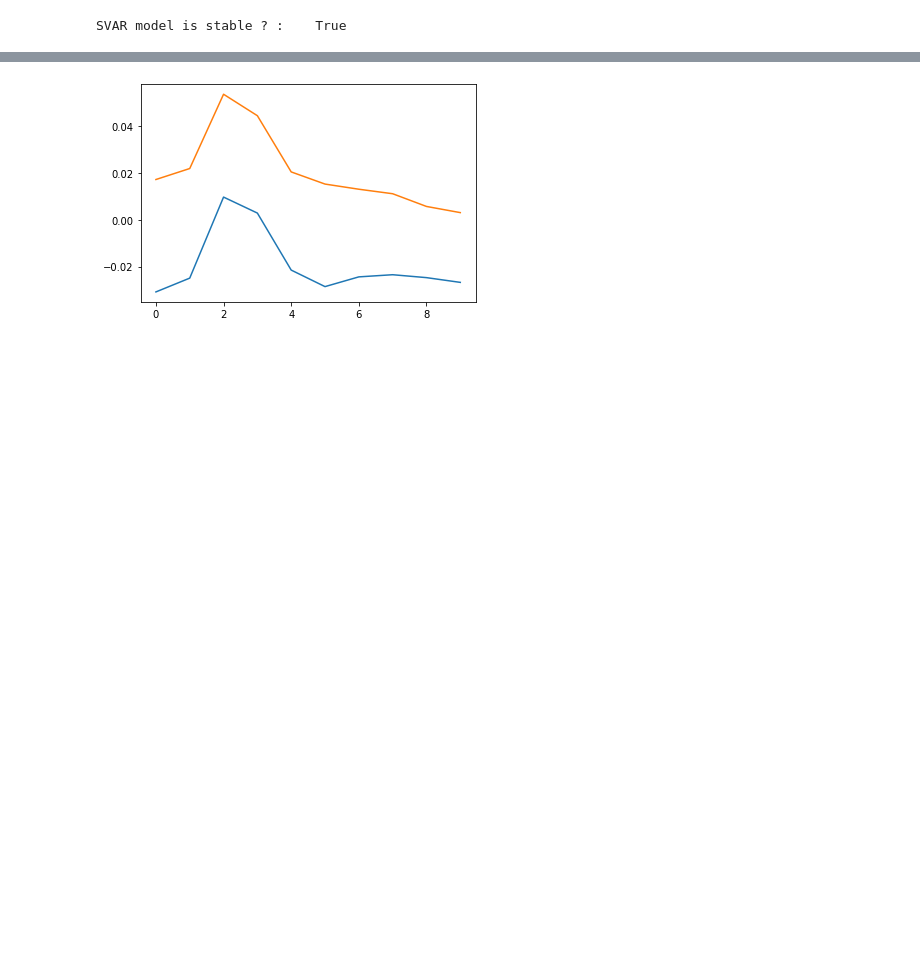
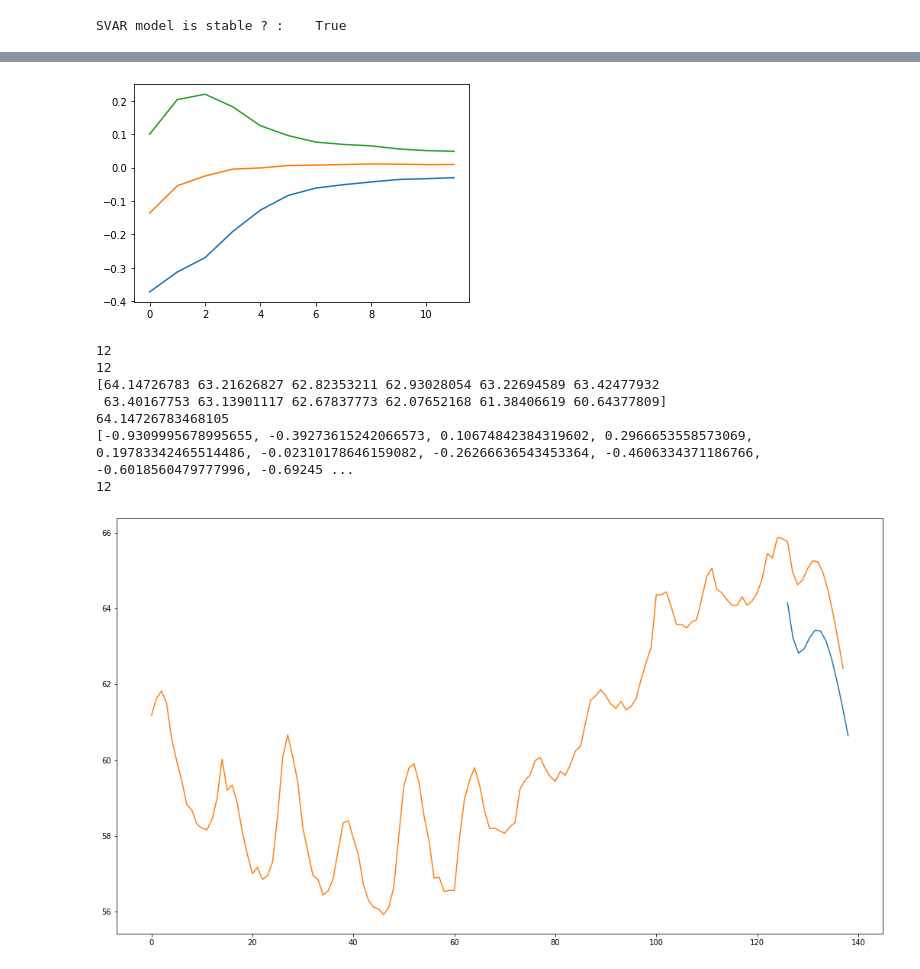
Before and after one commit to lruffie/GasPriceDecomp, a Jupyter notebook: VAR_monthly.ipynb, the cells around one changed output, grey strips where cells are left out. Saved outputs shown, nothing was run; the diff lists cells and outputs as text; code cells hidden in the pictures; blank space fills up the shorter version.

```diff
--- a/VAR_monthly.ipynb
+++ b/VAR_monthly.ipynb
@@ -39,6 +40,7 @@ print(df)
 # %%
 #Vector:
 dprice_gas=df.price_gas
+dprice_gas_avg=df.price_gas_avg
 dprice_brent_gbp=df.price_brent_gbp
 dOI=df.open_interest_gas
 dtemp=df.temperature
@@ -51,9 +53,10 @@ dEUR=df.eurgbp
 dUSD=df.gbpusd
 dcoal=df.coal_gbp
 dchurn=df.churn
+drange=df.price_range
 
 time= df.months
-DataSeries=[dtempdev, dstore, dlng, dprice_brent_gbp, dprice_gas, dcoal]
+DataSeries=[dtempdev, dEUR, dprice_brent_gbp, dlng, dstore, dchurn, dprice]
 #DataSeries=[dprice_gas,dsupply, dlng, dstore, dtemp, dtempdev]
 
 #DataSeries=[dprice_gas,dprice_brent_gbp,dOI,dstore,dlng,dtemp,dsupply,dEUAs,dchurn,dtempdev,dEUR,dUSD,dcoal]
@@ -566,7 +587,7 @@ ResSVAR.exog = None
 ResSVAR.coefs_exog = np.array(0)
 ResSVAR.trend = "n"
 
-steps = 24
+steps = 12
 ForecastSVAR = ResSVAR.forecast(y,steps)
 
 print(ForecastSVAR)
@@ -574,9 +595,9 @@ ForecastPriceGas = ForecastSVAR[:,4]
 
 serie=yarray[:,4]
 print(serie.size)
-len=serie.size
-xserie = np.linspace(0,len-1,len)
-xforecast = np.linspace(len,len+steps,steps)
+length=serie.size
+xserie = np.linspace(0,length-1,length)
+xforecast = np.linspace(length,length+steps,steps)
 
 print(xserie.size)
 print(xforecast.size)
@@ -617,7 +638,7 @@ PriceReal = np.linspace(0,length_set,length_set)
 PriceReal[0] = dprice_gas.values[0]
 
 for i in range(1,length_set):
-    PriceReal[i] = diff_total[i] + PriceReal[i-1]
+    PriceReal[i] = diff_total[i-1] + PriceReal[i-1]
 
 print(PriceReal)
 forecasted = PriceReal[-steps:]
@@ -650,7 +671,7 @@ plt.show()
 ForecastIntSVAR = ResSVAR.forecast_interval(y,steps)
 print(ForecastIntSVAR)
 
-# diff
+# differenciated
 UpBandDiff = ForecastIntSVAR[2][:,4]
 LowBandDiff = ForecastIntSVAR[1][:,4]
 MidDiff = ForecastIntSVAR[0][:,4]
@@ -662,7 +683,7 @@ plt.plot(xforecast,MidDiff,color="blue")
 plt.show()
 
 
-# int
+# integrated
 last_val = dprice_gas.values[-1]
 
 UpBand = UpBandDiff
@@ -676,7 +697,7 @@ for i in range(1,steps):
     LowBand[i] = LowBand[i-1] + LowBandDiff[i]
 
 print(LowBand)
-xforecast = np.linspace(len,len+steps,steps)
+xforecast = np.linspace(length,length+steps,steps)
 
 plt.figure(figsize=(18, 10))
 plt.plot(xforecast,UpBand, color ="green",linestyle='dashed')
@@ -724,16 +742,19 @@ Instantaneous causality Wald-test. H_0: lng does not instantaneously cause [temp
 # %%
 #### SCENARIOS FORECAST ####
 
-ResimBand = ResSVAR.irf_errband_mc() #Tuple of lower and upper arrays of ma_rep monte carlo standard errors
+ResimBand = ResSVAR.irf_errband_mc(steps=steps,cum=False) #Tuple of lower and upper arrays of ma_rep monte carlo standard errors
 Resim = ResSVAR.irf_resim()
 print(ResimBand)
 
+print(ResimBand[0])
 UpperBand = []
 LowerBand = []
+Mid = []
 
-for i in range(1,11):
-    UpperBand.append(ResimBand[0][i][1][4])
-    LowerBand.append(ResimBand[1][i][1][4])
+for i in range(1,steps+1):
+    UpperBand.append(ResimBand[0][i][3][4])
+    LowerBand.append(ResimBand[1][i][3][4])
+
 
 
 print("---------------------------")
@@ -742,11 +763,38 @@ print(UpperBand)
 print("---------------------------")
 print(LowerBand)
 
+
+for i in range(0, steps):
+    Mid.append((UpperBand[i] + LowerBand[i])/2)
+
+
 plt.plot(UpperBand)
+plt.plot(Mid)
 plt.plot(LowerBand)
 plt.show()
 
+###########################
 
-#find mean of the 2 bands ????
+MidDiffTot = []
+diff_forecast = diff_total[-steps:]
+print(len(diff_forecast))
+print(len(Mid))
+for i in range(0,len(Mid)):
+    MidDiffTot.append(Mid[i] + diff_forecast[i])
+
+MidImp = np.linspace(0,steps,steps)
+MidImp[0] = last_val
+
+for i in range(1,steps):
+    MidImp[i] = MidImp[i-1] + MidDiffTot[i-1]
+
+print(MidImp)
+print(last_val)
+print(MidDiffTot)
+print(len(MidImp))
+plt.figure(figsize=(18, 10))
+plt.plot(xforecast,MidImp)
+plt.plot(PriceReal)
+plt.show()
 # %% [output]
 (array([[[ 1.00000000e+00,  0.00000000e+00,  0.00000000e+00,
@@ -769 +817,9 @@ plt.show()
-[figure, old version]
+[figure, new version]
+12
+12
+[64.14726783 63.21626827 62.82353211 62.93028054 63.22694589 63.42477932
+ 63.40167753 63.13901117 62.67837773 62.07652168 61.38406619 60.64377809]
+64.14726783468105
+[-0.9309995678995655, -0.39273615242066573, 0.10674842384319602, 0.2966653558573069, 0.19783342465514486, -0.02310178646159082, -0.26266636543453364, -0.4606334371186766, -0.6018560479777996, -0.69245 ...
+12
+[figure, added]
```
Also changed, not shown: parts of 28 cells of this notebook, 49 other files.
